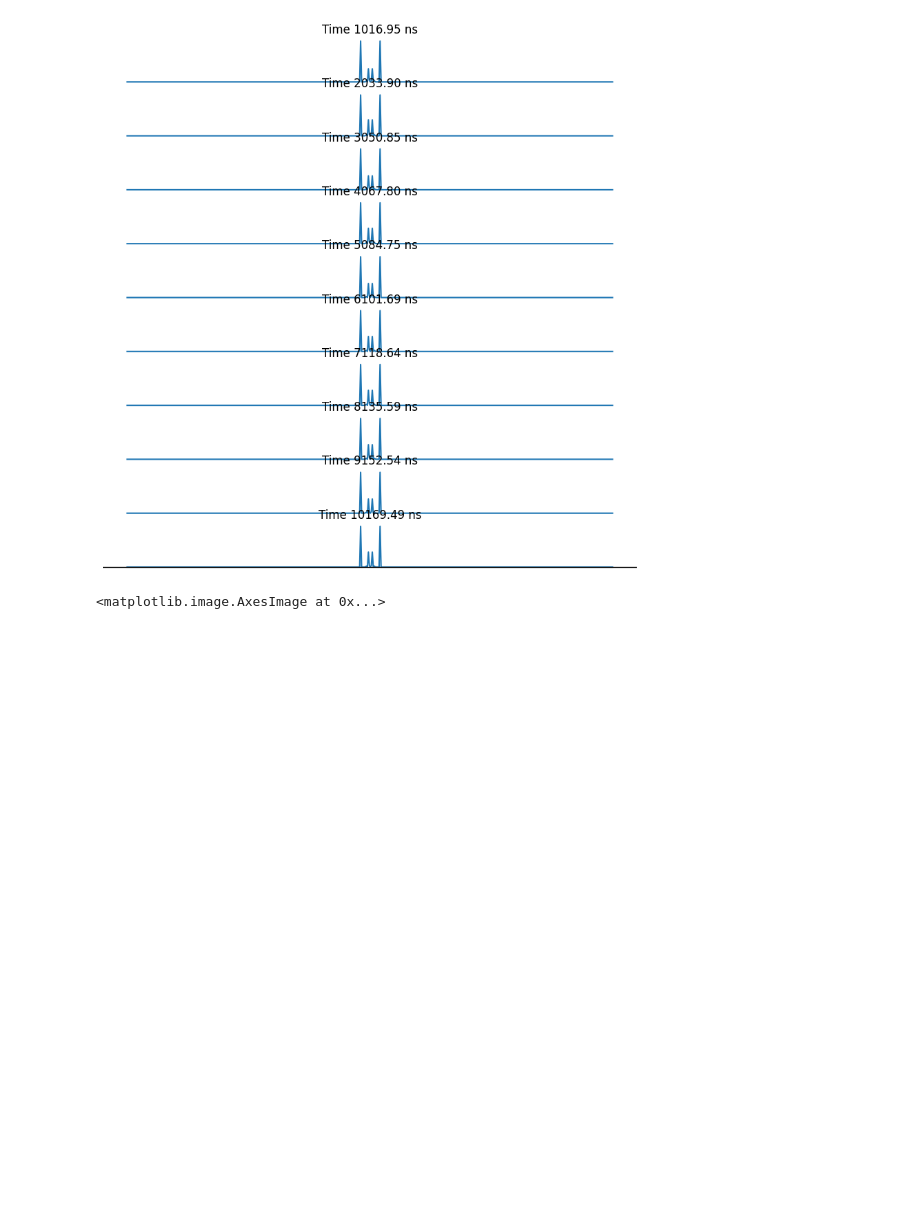
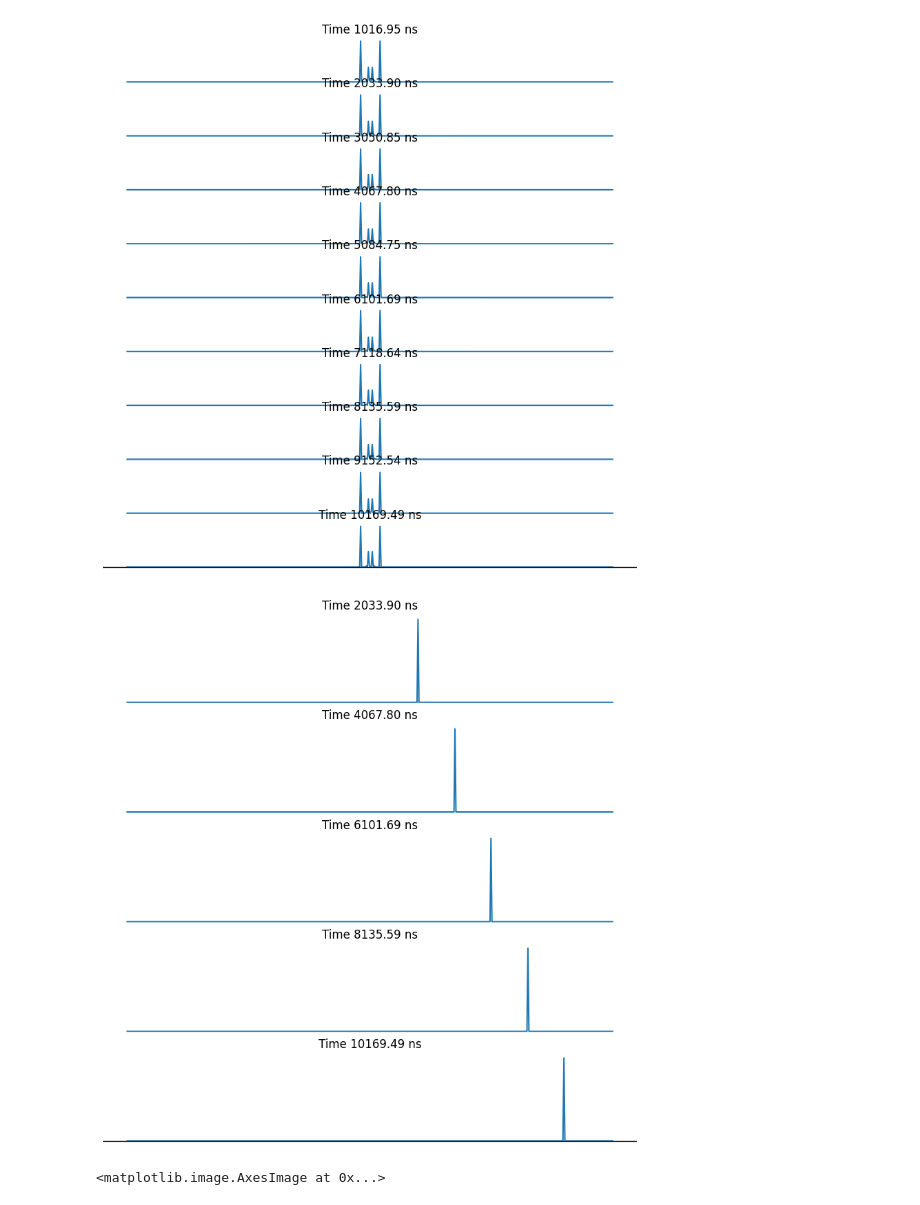
Before and after one commit to nsong03/Ultracold-Research, a Jupyter notebook: TweezerOptimization/aod_phase_opt.ipynb, the cells around one changed output. Saved outputs shown, nothing was run; the diff lists cells and outputs as text; code cells hidden in the pictures; blank space fills up the shorter version.

```diff
--- a/TweezerOptimization/aod_phase_opt.ipynb
+++ b/TweezerOptimization/aod_phase_opt.ipynb
@@ -199,6 +207,34 @@ snapshots = takefouriersnapshots(waveform, cp.array(cp.linspace(0, totalsimulati
 plotsnapshots(snapshots)
 # %% [output]
 [figure]
+# %%
+
+def generate_gaussian_arrays(start_fx, end_fx, aodresolution, numtargets, sigma):
+    # Calculate the center positions for the Gaussian functions
+    centers = cp.linspace(start_fx, end_fx, numtargets)
+
+    # Create the x values for the arrays
+    x = cp.linspace(0, aodresolution, aodresolution)
+
+    # Generate the Gaussian arrays
+    gaussian_arrays = []
+    for center in centers:
+        gaussian = cp.exp(-0.5 * ((x - center) / sigma) ** 2)
+        gaussian_arrays.append(gaussian)
+
+    return cp.array(gaussian_arrays)
+
+# Example usage
+start_fx = 300
+end_fx = 450
+aodresolution = 500
+numtargets = 5
+sigma = 0.1
+
+gaussian_arrays = generate_gaussian_arrays(start_fx, end_fx, aodresolution, numtargets, sigma)
+plotsnapshots(gaussian_arrays)
+# %% [output]
+[figure, added]
 # %%
 plt.imshow(snapshots.get())
 # %% [output]
```
Also changed, not shown: parts of 2 cells of this notebook, 1 other file.
